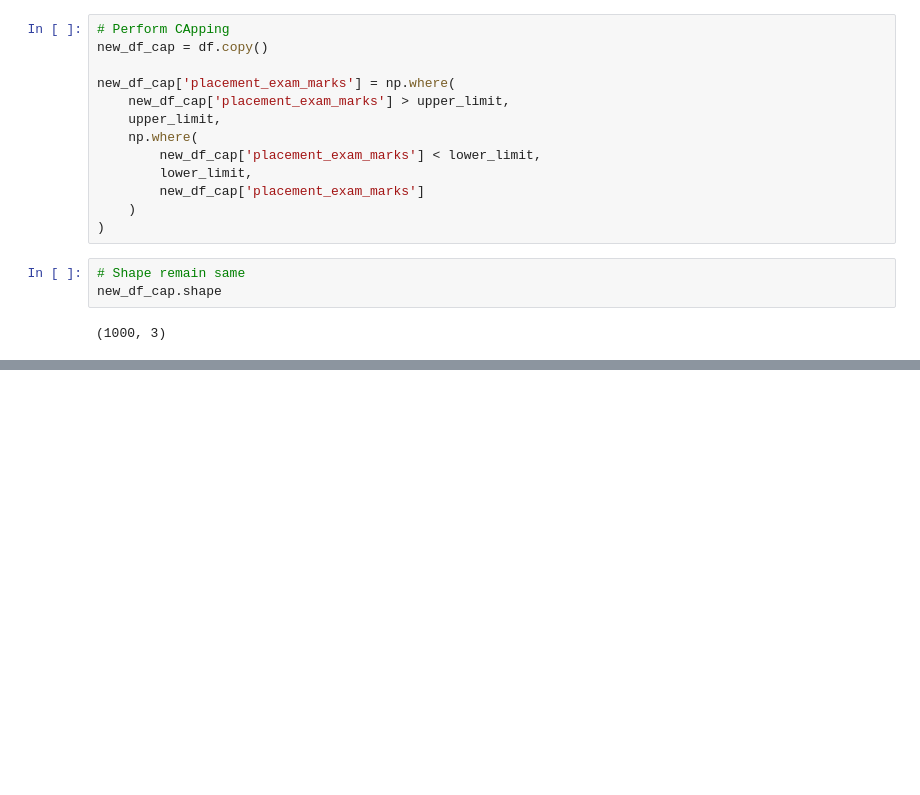
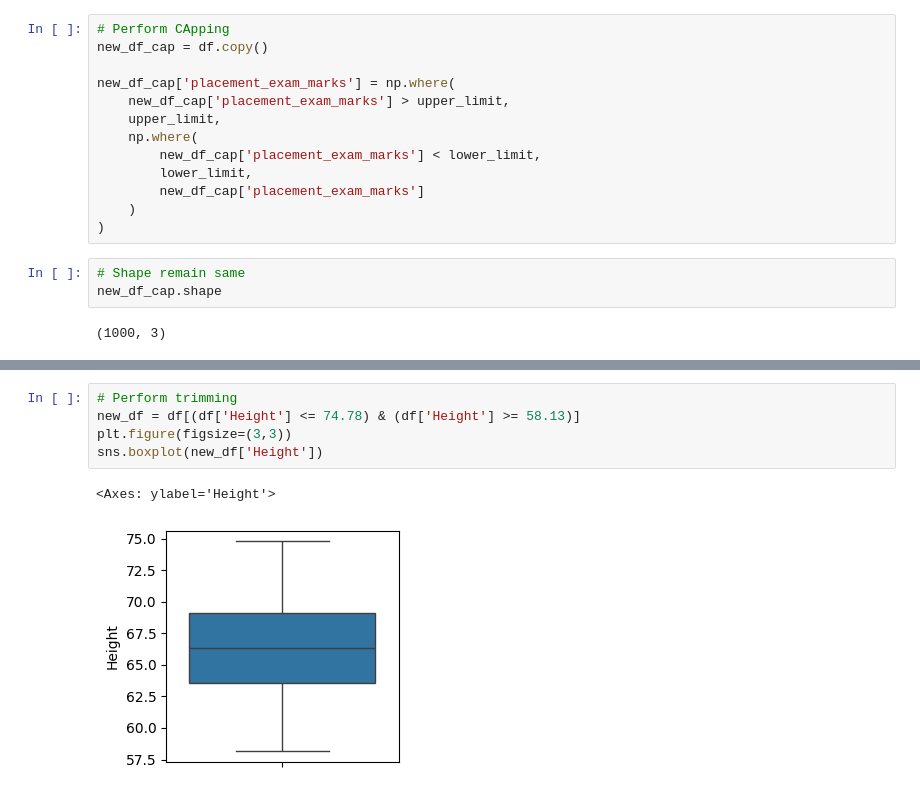
Before and after one commit to Mostafij-k/Feature_Engineering_Methods, a Jupyter notebook: Handling_Outlier.ipynb, the cells around one changed output, grey strips where cells are left out. Saved outputs shown, nothing was run; the diff lists cells and outputs as text; blank space fills up the shorter version.

```diff
--- a/Handling_Outlier.ipynb
+++ b/Handling_Outlier.ipynb
@@ -275,0 +326,8 @@ new_df_cap.shape
+# %%
+# Perform trimming
+new_df = df[(df['Height'] <= 74.78) & (df['Height'] >= 58.13)]
+plt.figure(figsize=(3,3))
+sns.boxplot(new_df['Height'])
+# %% [output]
+<Axes: ylabel='Height'>
+[figure, added]
```
Also changed, not shown: parts of 8 cells of this notebook.
